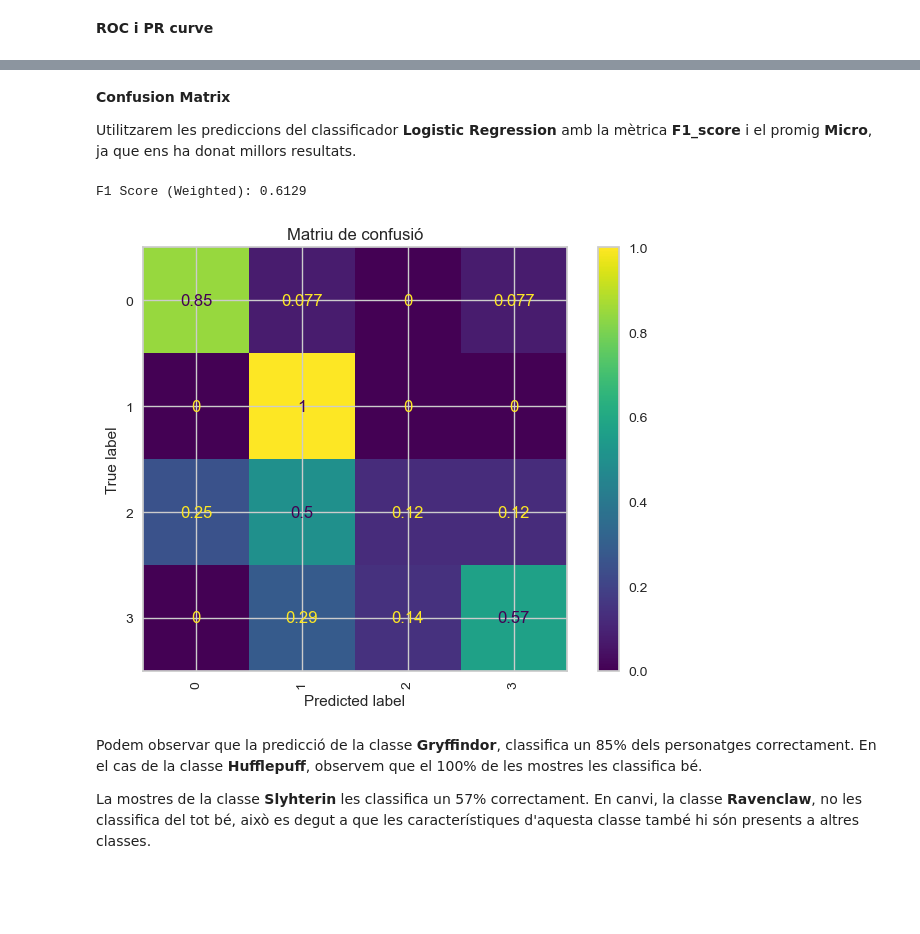
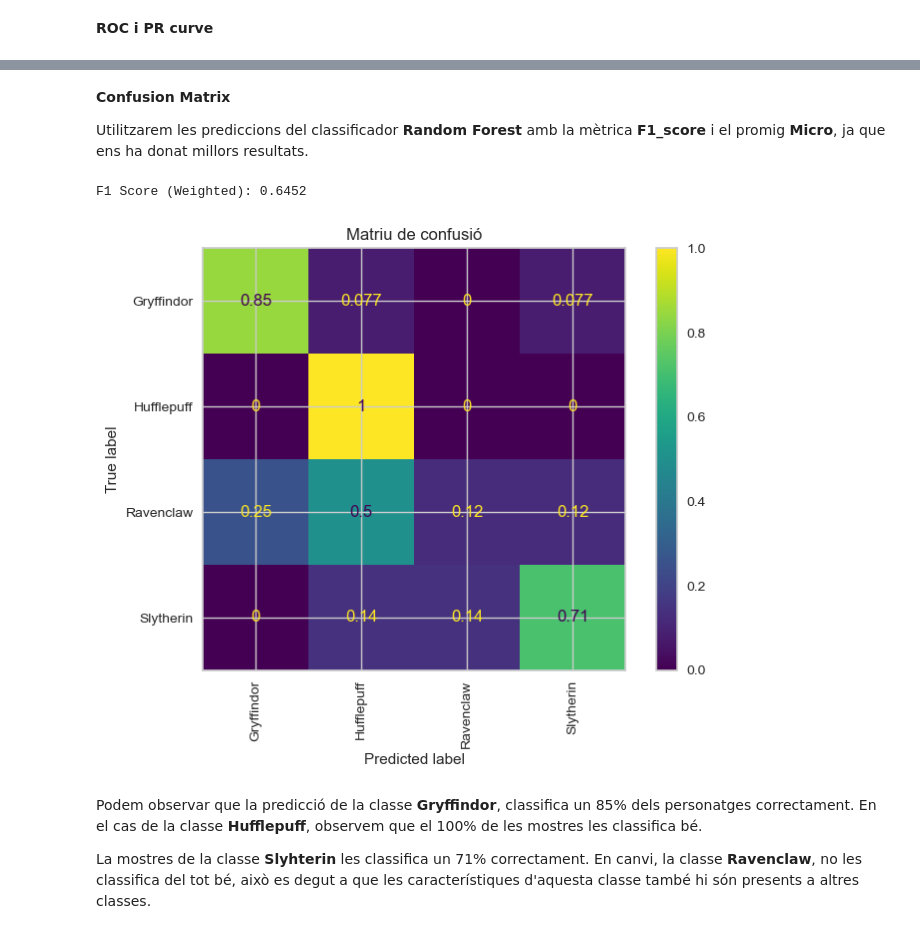
Before and after one commit to HelenaBoneu/HarryPotter, a Jupyter notebook: Harry_Potter.ipynb, the cells around one changed output, grey strips where cells are left out. Drawn from its saved outputs; the diff is of its cells as text; code cells hidden in the pictures; blank space fills up the shorter version.

Commit message:
Commit millores

```diff
--- a/Harry_Potter.ipynb
+++ b/Harry_Potter.ipynb
@@ -1563,7 +1563,7 @@ y = df[target]
 
 X_train, X_test, y_train, y_test = train_test_split(X,y,test_size = 0.25, random_state=42)
 
-model = RandomForestClassifier()
+model = RandomForestClassifier(max_depth = 20, max_features = 'sqrt', min_samples_split = 2, n_estimators = 300)
 
 model.fit(X_train, y_train)
 
@@ -1585,25 +1585,28 @@ pr.show()
 # %% [markdown]
 **Confusion Matrix**
 
-Utilitzarem les prediccions del classificador **Logistic Regression** amb la mètrica **F1_score** i el promig **Micro**, ja que ens ha donat millors resultats.
+Utilitzarem les prediccions del classificador **Random Forest** amb la mètrica **F1_score** i el promig **Micro**, ja que ens ha donat millors resultats.
 # %%
-lr = RandomForestClassifier()
+y_train = le.inverse_transform(y_train.astype(int))
+y_test = le.inverse_transform(y_test.astype(int))
+
+lr = RandomForestClassifier(max_depth = 20, max_features = 'sqrt', min_samples_split = 2, n_estimators = 300)
 
 lr.fit(X_train, y_train)
 
 y_pred = lr.predict(X_test)
 
 confusion = ConfusionMatrixDisplay.from_predictions(y_test, y_pred, normalize='true')
 plt.xticks(rotation=90)
 plt.title("Matriu de confusió")
 
 # Càlcul F1 Score (Weighted)
 f1_micro = f1_score(y_test, y_pred, average='micro')
 print(f"F1 Score (Weighted): {f1_micro:.4f}")
 # %% [output]
-F1 Score (Weighted): 0.6129
+F1 Score (Weighted): 0.6452
-[figure, old version]
+[figure, new version]
 # %% [markdown]
 Podem observar que la predicció de la classe **Gryffindor**, classifica un 85% dels personatges correctament. En el cas de la classe **Hufflepuff**, observem que el 100% de les mostres les classifica bé.
 
-La mostres de la classe **Slyhterin** les classifica un 57% correctament. En canvi, la classe **Ravenclaw**, no les classifica del tot bé, això es degut a que les característiques d'aquesta classe també hi són presents a altres classes.
+La mostres de la classe **Slyhterin** les classifica un 71% correctament. En canvi, la classe **Ravenclaw**, no les classifica del tot bé, això es degut a que les característiques d'aquesta classe també hi són presents a altres classes.
```
Also changed, not shown: parts of 8 cells of this notebook.
